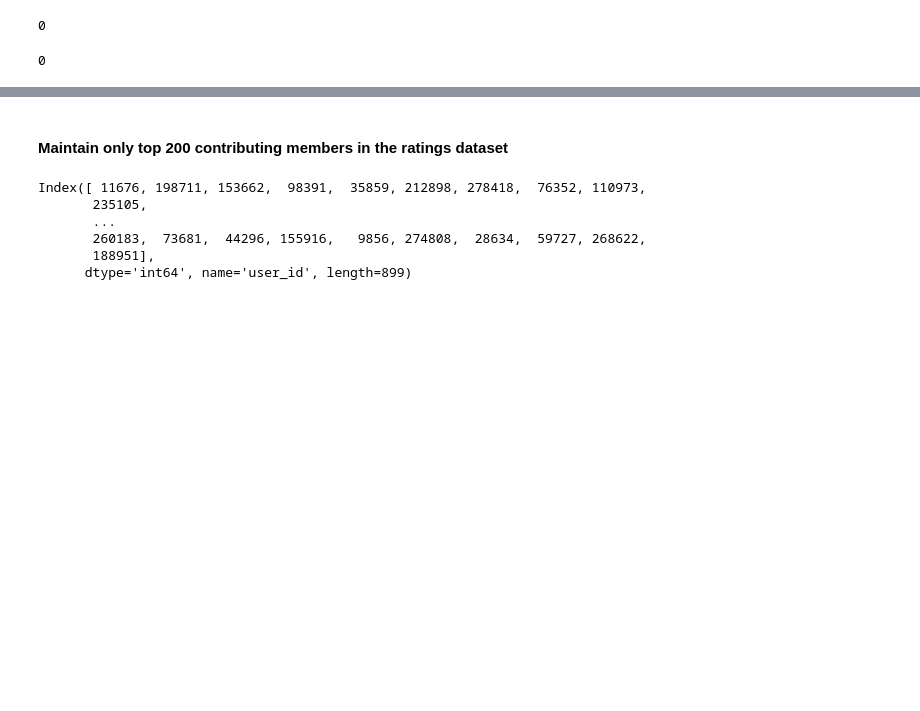
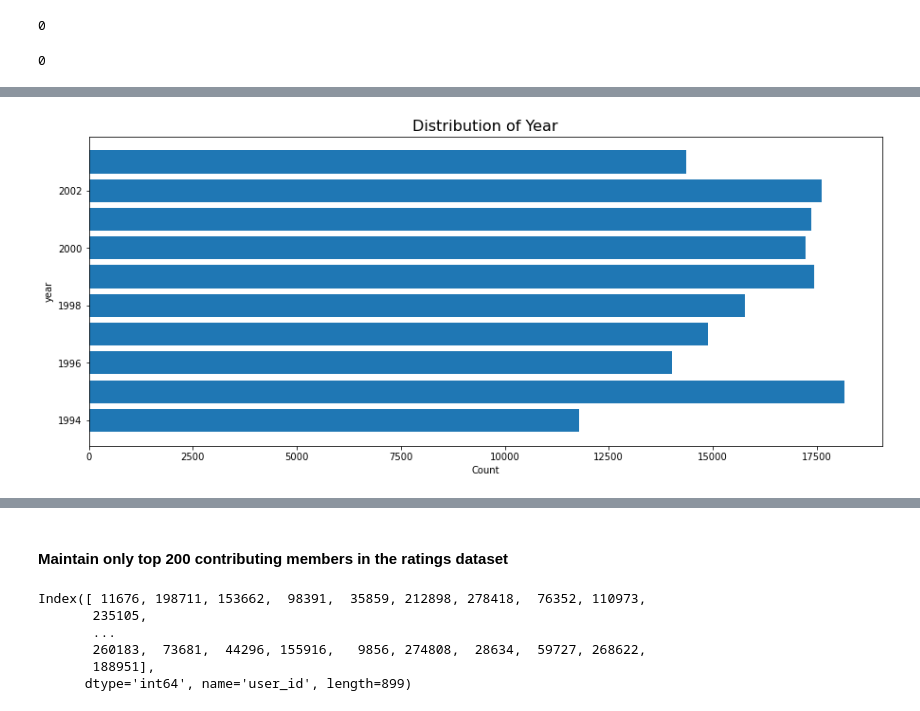
Before and after one commit to ggeorgekkariuki/picasso-book-bar, a Jupyter notebook: index.ipynb, the cells around one changed output, grey strips where cells are left out. Drawn from its saved outputs; the diff is of its cells as text; code cells hidden in the pictures; blank space fills up the shorter version.

```diff
--- a/index.ipynb
+++ b/index.ipynb
@@ -510,0 +912,4 @@ ratings_df.duplicated().sum()
+# %%
+univariate_plot(books_df, 'year', plot='barh')
+# %% [output]
+[figure, added]
```
Also changed, not shown: parts of 69 cells of this notebook.
